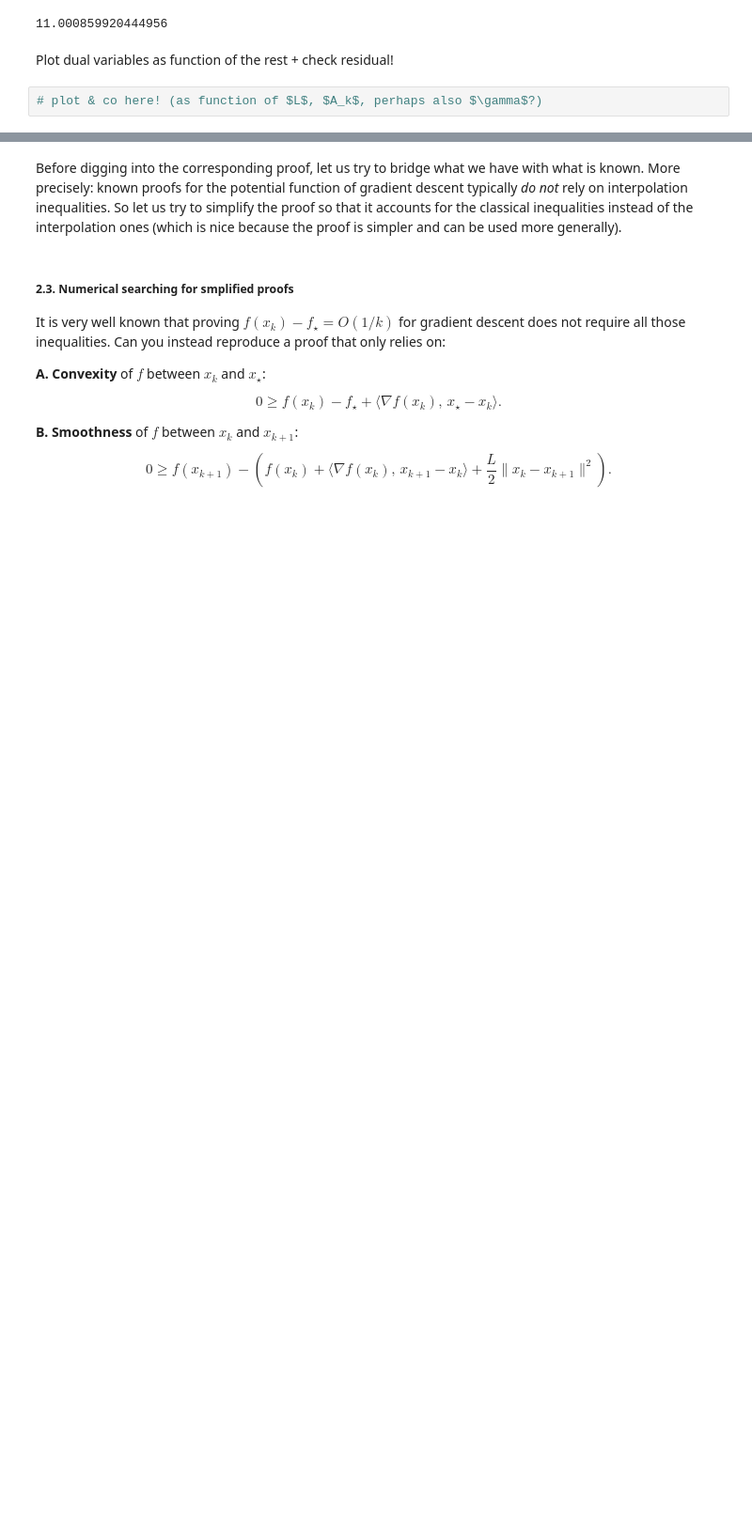
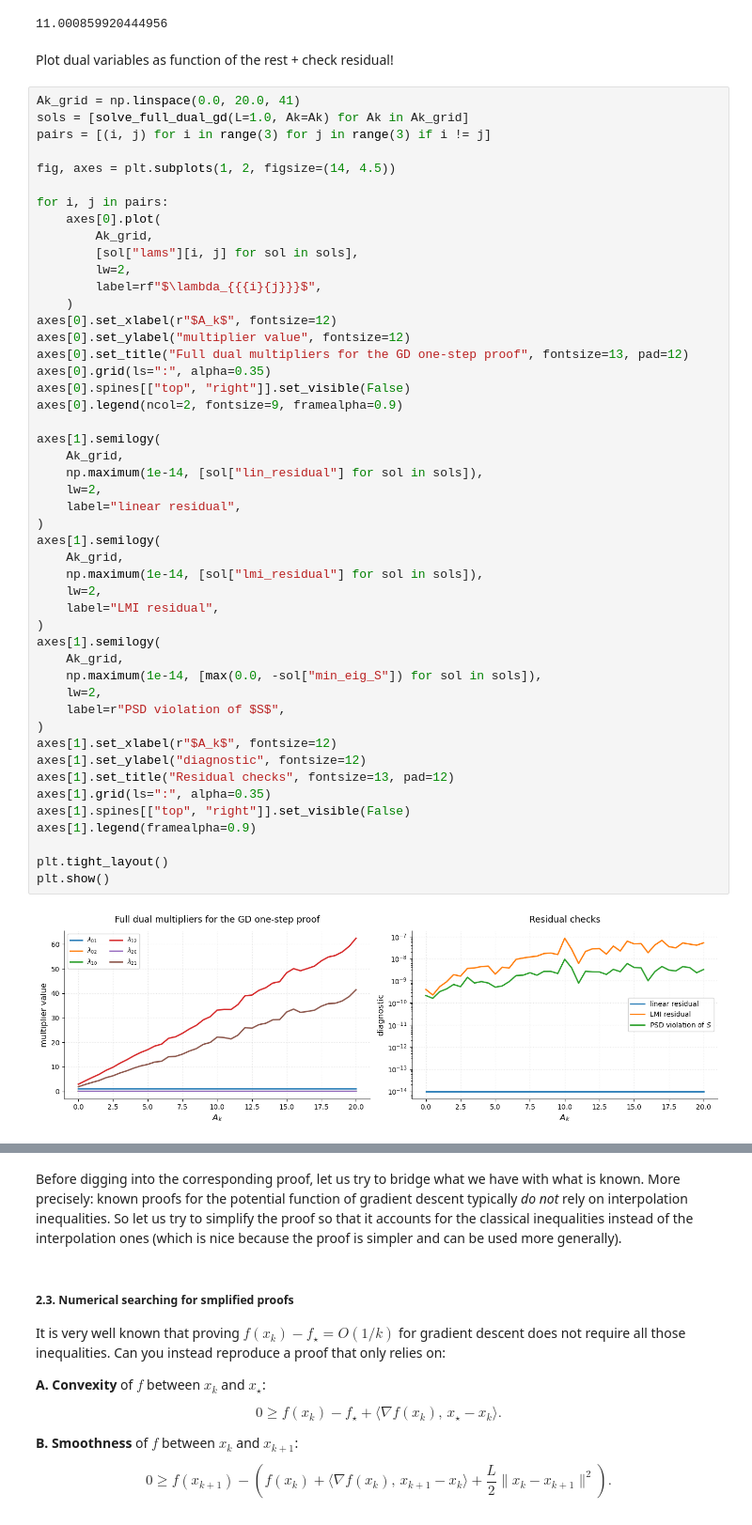
Before and after one commit to PerformanceEstimation/Tutorial-SMAI-MODE, a Jupyter notebook: Part 2 - Structured algorithm certification/Compact algorithm certification.ipynb, the cells around one changed output, grey strips where cells are left out. Shown at 94% size. Cells and saved outputs as stored; diff of their text form; blank space fills up the shorter version.

Commit message:
Add multipliers + residual plots that were missing

```diff
--- a/Part 2 - Structured algorithm certification/Compact algorithm certification.ipynb
+++ b/Part 2 - Structured algorithm certification/Compact algorithm certification.ipynb
@@ -613,4 +612,52 @@ prob.solve()
 # %% [markdown]
 Plot dual variables as function of the rest + check residual!
 # %%
-# plot & co here! (as function of $L$, $A_k$, perhaps also $\gamma$?)
+Ak_grid = np.linspace(0.0, 20.0, 41)
+sols = [solve_full_dual_gd(L=1.0, Ak=Ak) for Ak in Ak_grid]
+pairs = [(i, j) for i in range(3) for j in range(3) if i != j]
+
+fig, axes = plt.subplots(1, 2, figsize=(14, 4.5))
+
+for i, j in pairs:
+    axes[0].plot(
+        Ak_grid,
+        [sol["lams"][i, j] for sol in sols],
+        lw=2,
+        label=rf"$\lambda_{{{i}{j}}}$",
+    )
+axes[0].set_xlabel(r"$A_k$", fontsize=12)
+axes[0].set_ylabel("multiplier value", fontsize=12)
+axes[0].set_title("Full dual multipliers for the GD one-step proof", fontsize=13, pad=12)
+axes[0].grid(ls=":", alpha=0.35)
+axes[0].spines[["top", "right"]].set_visible(False)
+axes[0].legend(ncol=2, fontsize=9, framealpha=0.9)
+
+axes[1].semilogy(
+    Ak_grid,
+    np.maximum(1e-14, [sol["lin_residual"] for sol in sols]),
+    lw=2,
+    label="linear residual",
+)
+axes[1].semilogy(
+    Ak_grid,
+    np.maximum(1e-14, [sol["lmi_residual"] for sol in sols]),
+    lw=2,
+    label="LMI residual",
+)
+axes[1].semilogy(
+    Ak_grid,
+    np.maximum(1e-14, [max(0.0, -sol["min_eig_S"]) for sol in sols]),
+    lw=2,
+    label=r"PSD violation of $S$",
+)
+axes[1].set_xlabel(r"$A_k$", fontsize=12)
+axes[1].set_ylabel("diagnostic", fontsize=12)
+axes[1].set_title("Residual checks", fontsize=13, pad=12)
+axes[1].grid(ls=":", alpha=0.35)
+axes[1].spines[["top", "right"]].set_visible(False)
+axes[1].legend(framealpha=0.9)
+
+plt.tight_layout()
+plt.show()
+# %% [output]
+[figure, added]
```
Also changed, not shown: parts of 2 cells of this notebook.
